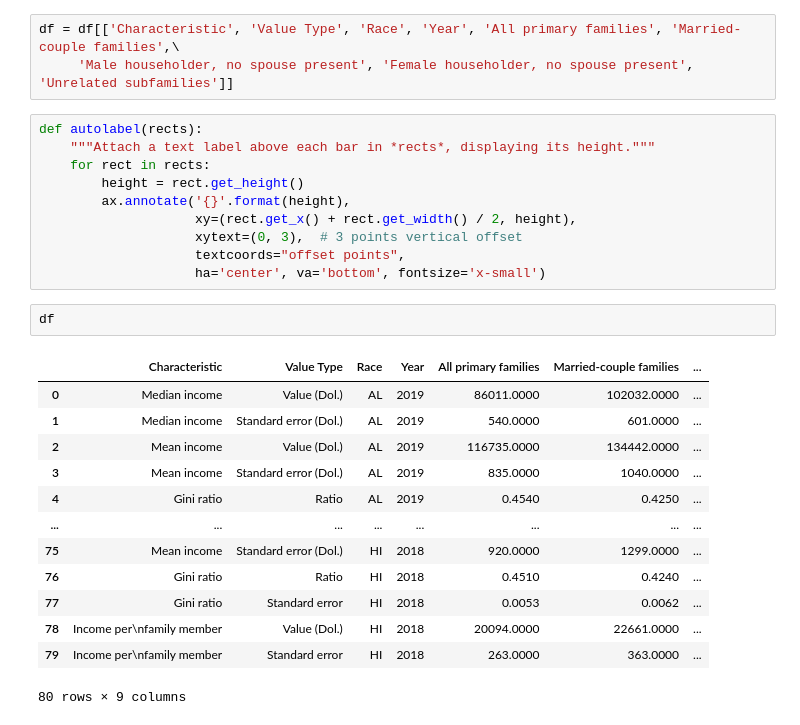
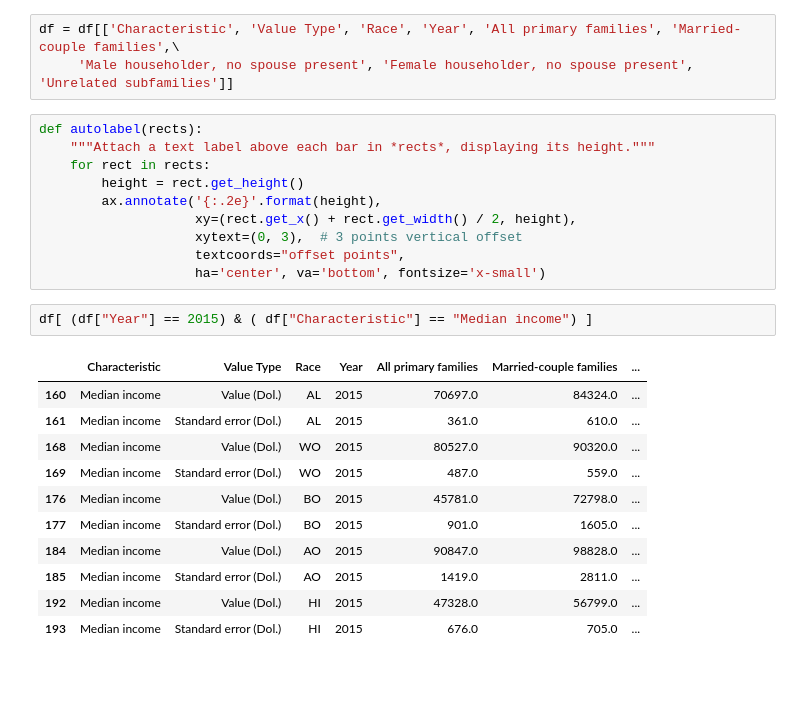
Before and after one commit to j0serobles/UCF_Data_Bootcamp_Project1, a Jupyter notebook: Data_Explore_Cleanup.ipynb, the cells around one changed output. Drawn from its saved outputs; the diff is of its cells as text; blank space fills up the shorter version.

```diff
--- a/Data_Explore_Cleanup.ipynb
+++ b/Data_Explore_Cleanup.ipynb
@@ -69,27 +103,25 @@ def autolabel(rects):
     """Attach a text label above each bar in *rects*, displaying its height."""
     for rect in rects:
         height = rect.get_height()
-        ax.annotate('{}'.format(height),
+        ax.annotate('{:.2e}'.format(height),
                     xy=(rect.get_x() + rect.get_width() / 2, height),
                     xytext=(0, 3),  # 3 points vertical offset
                     textcoords="offset points",
                     ha='center', va='bottom', fontsize='x-small')
-# %%
-df
-# %% [output]
-|  | Characteristic | Value Type | Race | Year | All primary families | Married-couple families | ... |
-| 0 | Median income | Value (Dol.) | AL | 2019 | 86011.0000 | 102032.0000 | ... |
-| 1 | Median income | Standard error (Dol.) | AL | 2019 | 540.0000 | 601.0000 | ... |
-| 2 | Mean income | Value (Dol.) | AL | 2019 | 116735.0000 | 134442.0000 | ... |
-| 3 | Mean income | Standard error (Dol.) | AL | 2019 | 835.0000 | 1040.0000 | ... |
-| 4 | Gini ratio | Ratio | AL | 2019 | 0.4540 | 0.4250 | ... |
-| ... | ... | ... | ... | ... | ... | ... | ... |
-| 75 | Mean income | Standard error (Dol.) | HI | 2018 | 920.0000 | 1299.0000 | ... |
-| 76 | Gini ratio | Ratio | HI | 2018 | 0.4510 | 0.4240 | ... |
-| 77 | Gini ratio | Standard error | HI | 2018 | 0.0053 | 0.0062 | ... |
-| 78 | Income per\nfamily member | Value (Dol.) | HI | 2018 | 20094.0000 | 22661.0000 | ... |
-| 79 | Income per\nfamily member | Standard error | HI | 2018 | 263.0000 | 363.0000 | ... |
-80 rows × 9 columns
+# %%
+df[ (df["Year"] == 2015) & ( df["Characteristic"] == "Median income") ]
+# %% [output]
+|  | Characteristic | Value Type | Race | Year | All primary families | Married-couple families | ... |
+| 160 | Median income | Value (Dol.) | AL | 2015 | 70697.0 | 84324.0 | ... |
+| 161 | Median income | Standard error (Dol.) | AL | 2015 | 361.0 | 610.0 | ... |
+| 168 | Median income | Value (Dol.) | WO | 2015 | 80527.0 | 90320.0 | ... |
+| 169 | Median income | Standard error (Dol.) | WO | 2015 | 487.0 | 559.0 | ... |
+| 176 | Median income | Value (Dol.) | BO | 2015 | 45781.0 | 72798.0 | ... |
+| 177 | Median income | Standard error (Dol.) | BO | 2015 | 901.0 | 1605.0 | ... |
+| 184 | Median income | Value (Dol.) | AO | 2015 | 90847.0 | 98828.0 | ... |
+| 185 | Median income | Standard error (Dol.) | AO | 2015 | 1419.0 | 2811.0 | ... |
+| 192 | Median income | Value (Dol.) | HI | 2015 | 47328.0 | 56799.0 | ... |
+| 193 | Median income | Standard error (Dol.) | HI | 2015 | 676.0 | 705.0 | ... |
 # %%
 line_plot_df = df[ (df['Characteristic'] == "Median income") & (df['Value Type'] == "Value (Dol.)") ]
 line_plot_df = line_plot_df[["Year", "Race", "Married-couple families","Male householder, no spouse present", "Female householder, no spouse present"]]
```
Also changed, not shown: parts of 9 cells of this notebook.
